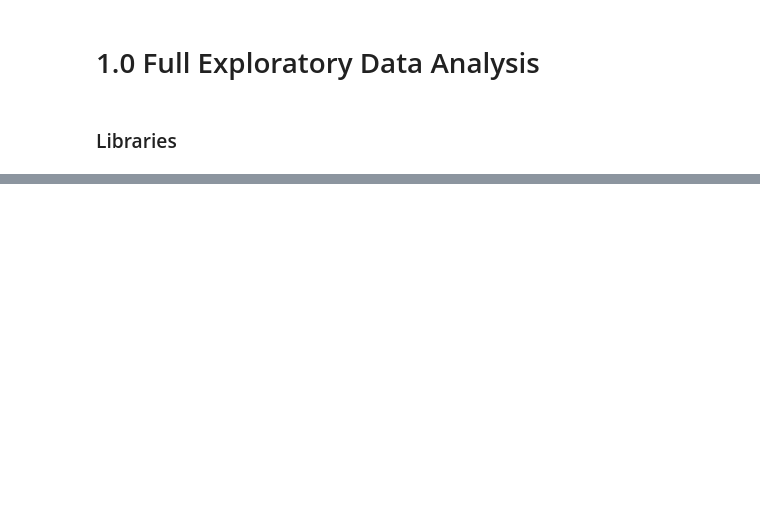
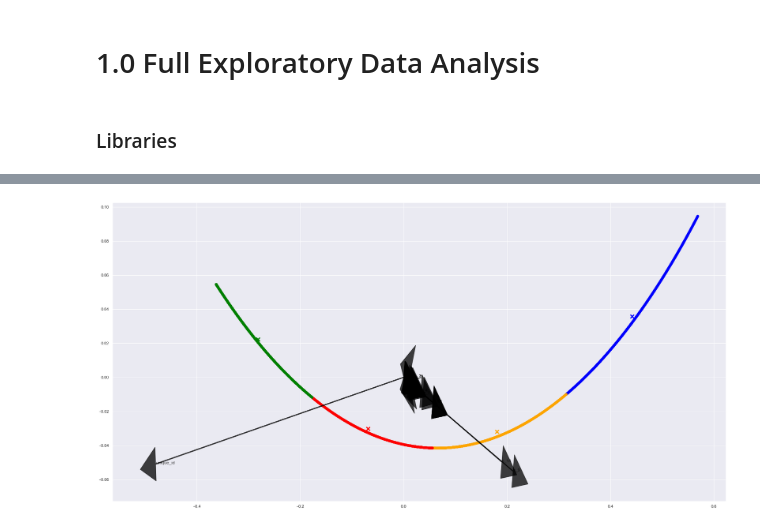
Before and after one commit to Giocrisrai/alaya_challenge, a Jupyter notebook: notebooks/1.0-ggodoy-full.ipynb, the cells around one changed output, grey strips where cells are left out. Cells and saved outputs as stored; diff of their text form; code cells hidden in the pictures; blank space fills up the shorter version.

```diff
--- a/notebooks/1.0-ggodoy-full.ipynb
+++ b/notebooks/1.0-ggodoy-full.ipynb
@@ -18,0 +237,35 @@ ModuleNotFoundError: No module named 'challenge_alaya'
+# %%
+modelo_pca = PCA(n_components=2)
+modelo_pca.fit(X)
+pca = modelo_pca.transform(X)
+# %%
+# Se aplica la reducción de dimensionalidad a los centroides
+centroides_pca = modelo_pca.transform(centroides)
+# %%
+# Se define los colores de cada clúster
+colores = ['blue', 'red', 'green', 'orange']
+# %%
+# Se asignan los colores a cada clúster
+colores_cluster = [colores[etiquetas[i]] for i in range(len(pca))]
+# %%
+#Se grafica los componentes PCA
+plt.scatter(pca[:, 0], pca[:, 1], c = colores_cluster, marker = 'o',alpha = 0.4)
+
+#Se grafican los centroides
+plt.scatter(centroides_pca[:, 0], centroides_pca[:, 1], marker = 'x', s = 100, linewidths = 3, c = colores)
+
+#Se guadan los datos en una variable para que sea fácil escribir el código
+xvector = modelo_pca.components_[0] * max(pca[:,0])
+yvector = modelo_pca.components_[1] * max(pca[:,1])
+columnas = df.columns
+
+#Se grafican los nombres de los clústeres con la distancia del vector
+for i in range(len(columnas)):
+    #Se grafican los vectores
+    plt.arrow(0, 0, xvector[i], yvector[i], color = 'black', width = 0.0005, head_width = 0.02, alpha = 0.75)
+    #Se colocan los nombres
+    plt.text(xvector[i], yvector[i], list(columnas)[i], color='black', alpha=0.75)
+
+plt.show()
+# %% [output]
+[figure, added]
```
Also changed, not shown: parts of 32 cells of this notebook.
